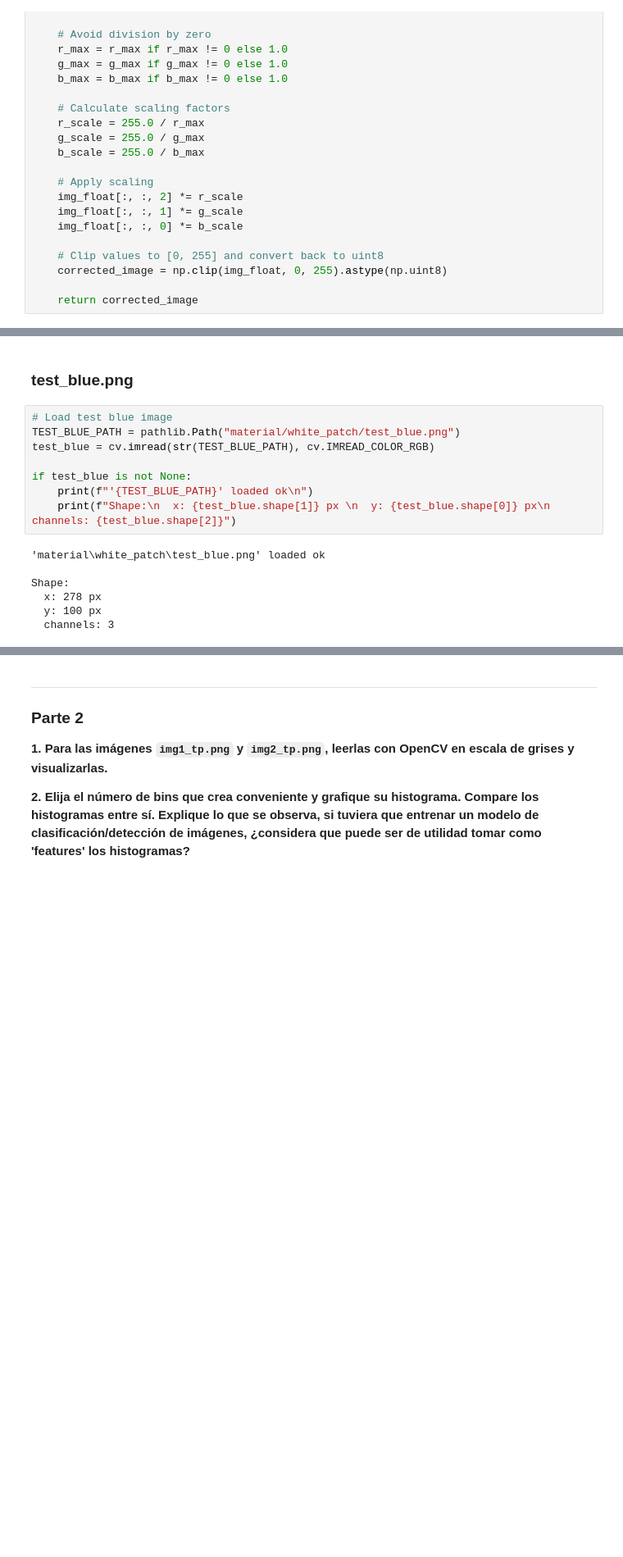
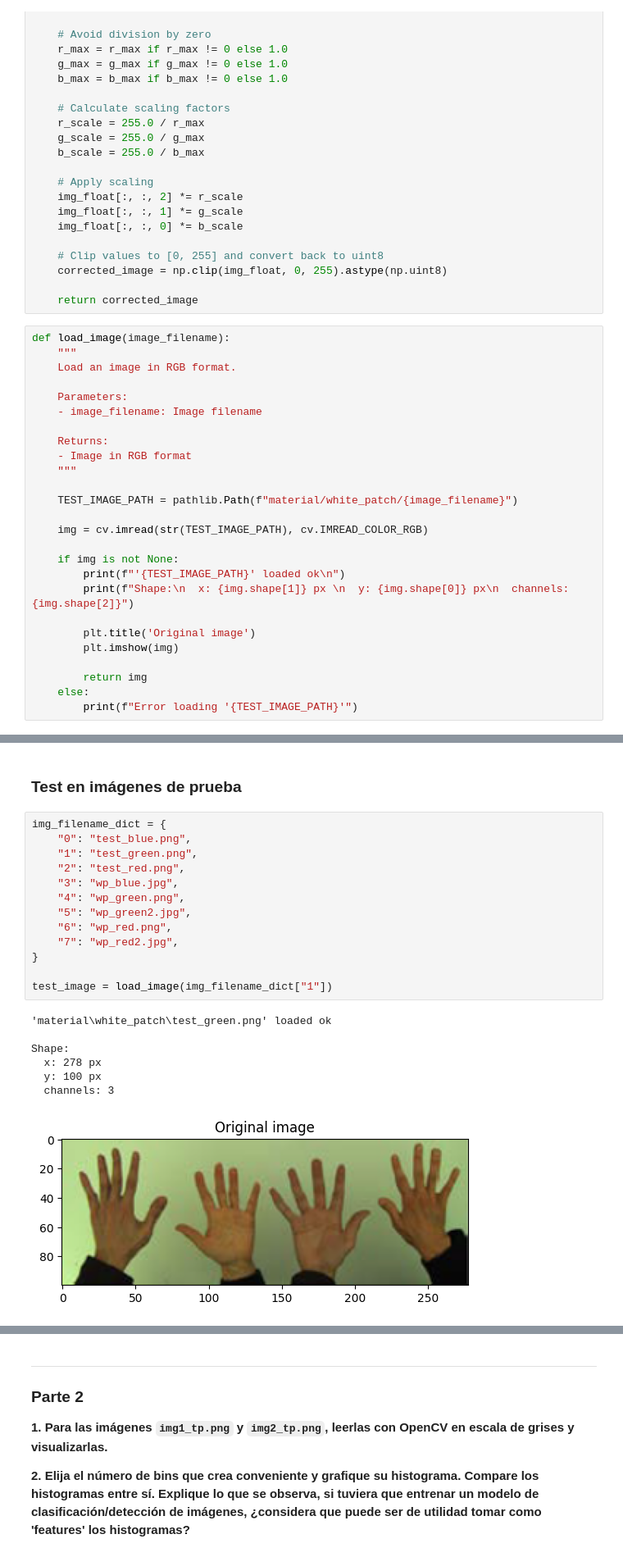
Before and after one commit to ArielMatC/ceia-computer-vision-1, a Jupyter notebook: TP1/tp1.ipynb, the cells around one changed output, grey strips where cells are left out. Shown: that part at 82% size. Cells and saved outputs as stored; diff of their text form; blank space fills up the shorter version.

```diff
--- a/TP1/tp1.ipynb
+++ b/TP1/tp1.ipynb
@@ -53,3 +53,29 @@ def white_patch_correction(image, percentile=99):
     corrected_image = np.clip(img_float, 0, 255).astype(np.uint8)
 
     return corrected_image
+# %%
+def load_image(image_filename):
+    """
+    Load an image in RGB format.
+
+    Parameters:
+    - image_filename: Image filename
+
+    Returns:
+    - Image in RGB format
+    """
+
+    TEST_IMAGE_PATH = pathlib.Path(f"material/white_patch/{image_filename}")
+
+    img = cv.imread(str(TEST_IMAGE_PATH), cv.IMREAD_COLOR_RGB)
+
+    if img is not None:
+        print(f"'{TEST_IMAGE_PATH}' loaded ok\n")
+        print(f"Shape:\n  x: {img.shape[1]} px \n  y: {img.shape[0]} px\n  channels: {img.shape[2]}")
+
+        plt.title('Original image')
+        plt.imshow(img)
+
+        return img
+    else:
+        print(f"Error loading '{TEST_IMAGE_PATH}'")
@@ -56,17 +183,23 @@ def white_patch_correction(image, percentile=99):
 # %% [markdown]
-### test_blue.png
+### Test en imágenes de prueba
 # %%
-# Load test blue image
-TEST_BLUE_PATH = pathlib.Path("material/white_patch/test_blue.png")
-test_blue = cv.imread(str(TEST_BLUE_PATH), cv.IMREAD_COLOR_RGB)
+img_filename_dict = {
+    "0": "test_blue.png",
+    "1": "test_green.png",
+    "2": "test_red.png",
+    "3": "wp_blue.jpg",
+    "4": "wp_green.png",
+    "5": "wp_green2.jpg",
+    "6": "wp_red.png",
+    "7": "wp_red2.jpg",
+}
 
-if test_blue is not None:
-    print(f"'{TEST_BLUE_PATH}' loaded ok\n")
-    print(f"Shape:\n  x: {test_blue.shape[1]} px \n  y: {test_blue.shape[0]} px\n  channels: {test_blue.shape[2]}")
+test_image = load_image(img_filename_dict["1"])
 # %% [output]
-'material\white_patch\test_blue.png' loaded ok
+'material\white_patch\test_green.png' loaded ok
 
 Shape:
   x: 278 px
   y: 100 px
   channels: 3
+[figure, added]
```
Also changed, not shown: parts of 8 cells of this notebook.
